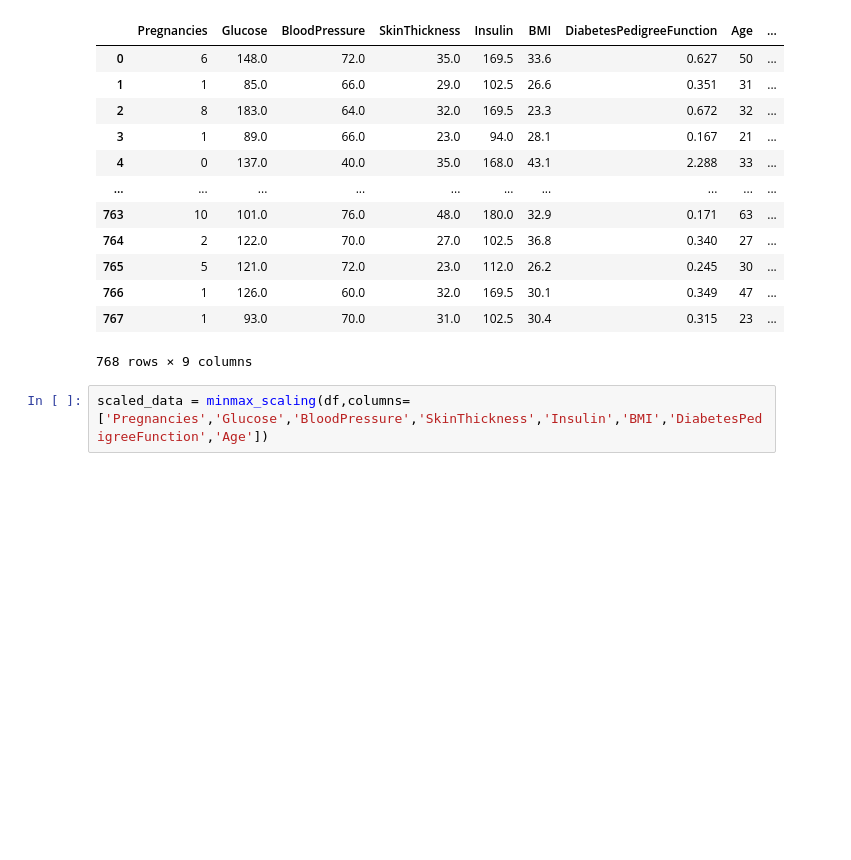
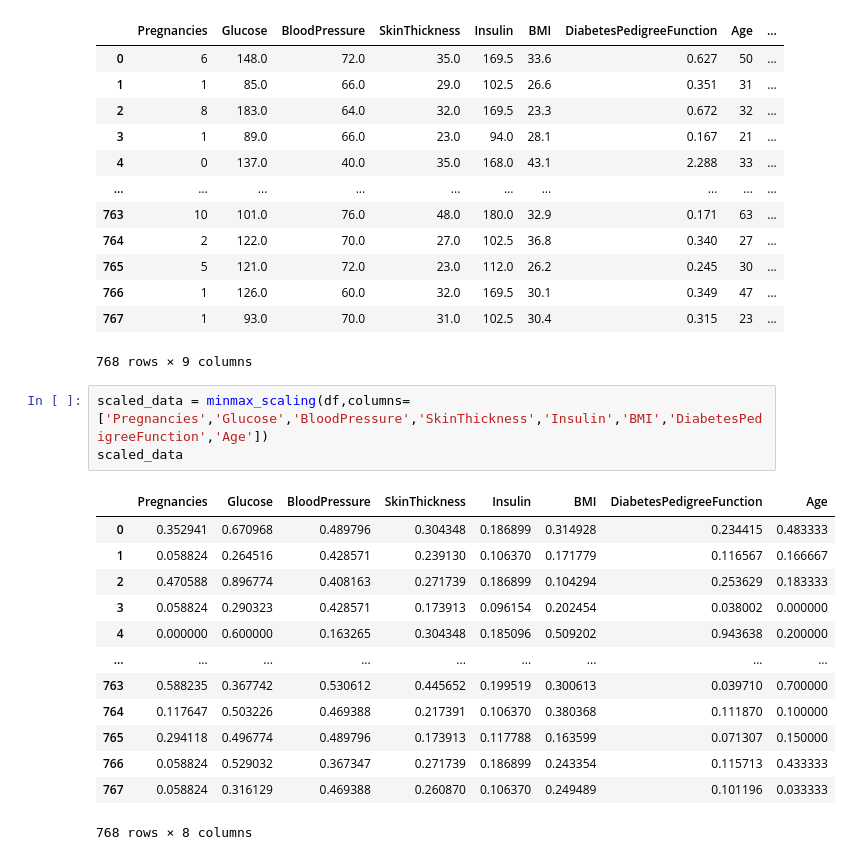
Before and after one commit to martinkatkovcin/NSIETE_Pima_Indians_Diabetes, a Jupyter notebook: tensorflow.ipynb, the cells around one changed output. Cells and saved outputs as stored; diff of their text form; blank space fills up the shorter version.

```diff
--- a/tensorflow.ipynb
+++ b/tensorflow.ipynb
@@ -30,3 +44,18 @@ df
 768 rows × 9 columns
 # %%
 scaled_data = minmax_scaling(df,columns=['Pregnancies','Glucose','BloodPressure','SkinThickness','Insulin','BMI','DiabetesPedigreeFunction','Age'])
+scaled_data
+# %% [output]
+|  | Pregnancies | Glucose | BloodPressure | SkinThickness | Insulin | BMI | DiabetesPedigreeFunction | Age |
+| 0 | 0.352941 | 0.670968 | 0.489796 | 0.304348 | 0.186899 | 0.314928 | 0.234415 | 0.483333 |
+| 1 | 0.058824 | 0.264516 | 0.428571 | 0.239130 | 0.106370 | 0.171779 | 0.116567 | 0.166667 |
+| 2 | 0.470588 | 0.896774 | 0.408163 | 0.271739 | 0.186899 | 0.104294 | 0.253629 | 0.183333 |
+| 3 | 0.058824 | 0.290323 | 0.428571 | 0.173913 | 0.096154 | 0.202454 | 0.038002 | 0.000000 |
+| 4 | 0.000000 | 0.600000 | 0.163265 | 0.304348 | 0.185096 | 0.509202 | 0.943638 | 0.200000 |
+| ... | ... | ... | ... | ... | ... | ... | ... | ... |
+| 763 | 0.588235 | 0.367742 | 0.530612 | 0.445652 | 0.199519 | 0.300613 | 0.039710 | 0.700000 |
+| 764 | 0.117647 | 0.503226 | 0.469388 | 0.217391 | 0.106370 | 0.380368 | 0.111870 | 0.100000 |
+| 765 | 0.294118 | 0.496774 | 0.489796 | 0.173913 | 0.117788 | 0.163599 | 0.071307 | 0.150000 |
+| 766 | 0.058824 | 0.529032 | 0.367347 | 0.271739 | 0.186899 | 0.243354 | 0.115713 | 0.433333 |
+| 767 | 0.058824 | 0.316129 | 0.469388 | 0.260870 | 0.106370 | 0.249489 | 0.101196 | 0.033333 |
+768 rows × 8 columns
```
Also changed, not shown: parts of 11 cells of this notebook, 1 other file.
